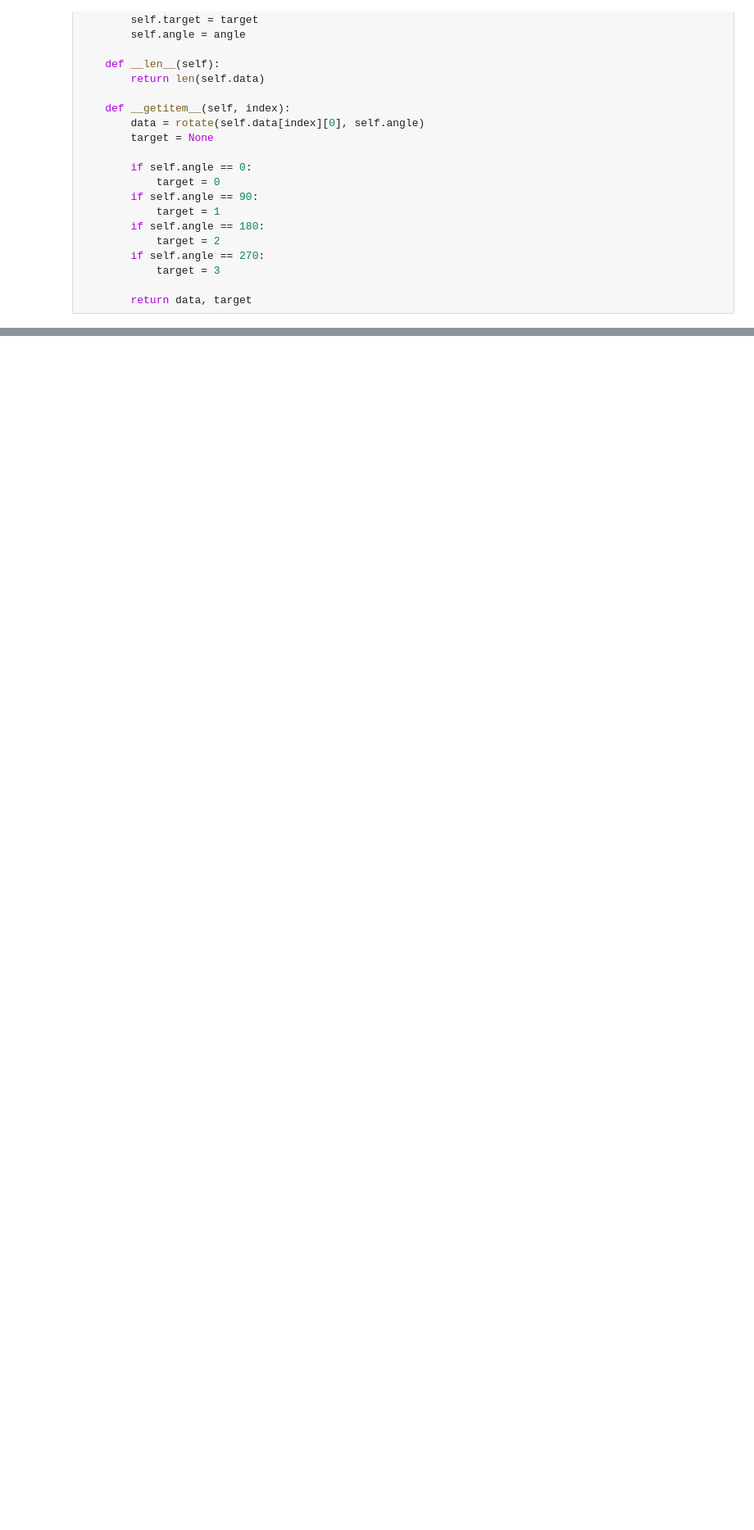
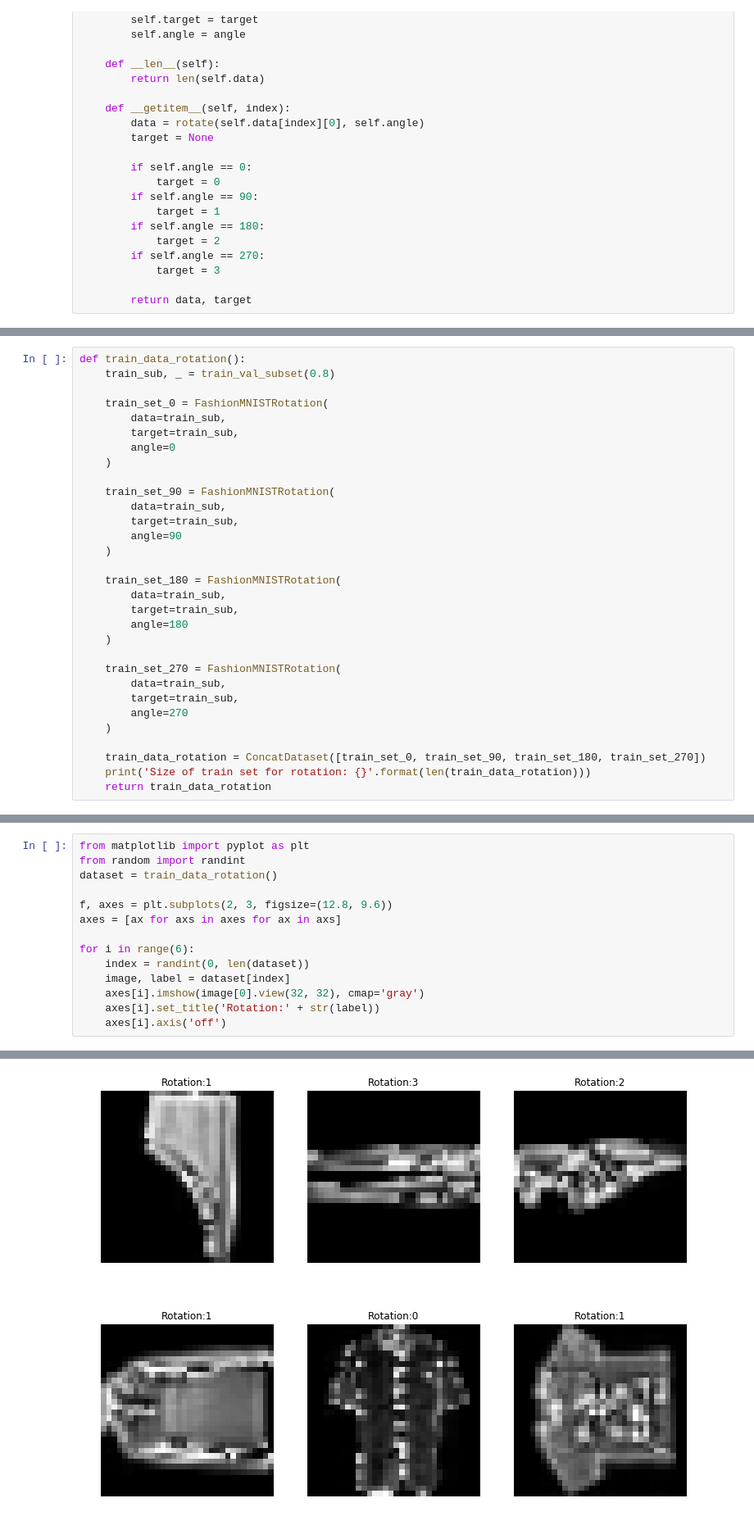
Before and after one commit to Wuschelbueb/AML19-SelfSupervised, a Jupyter notebook: Untitled.ipynb, the cells around one changed output, grey strips where cells are left out. Shown at 82% size. Cells and saved outputs as stored; diff of their text form; blank space fills up the shorter version.

```diff
--- a/Untitled.ipynb
+++ b/Untitled.ipynb
@@ -277,0 +147,31 @@ tensor([9, 3, 4, 0, 1, 8, 8, 1, 1, 8, 1, 8, 9, 0, 1, 9, 7, 2, 6, 6, 1, 4, 2, 7,
+# %%
+def train_data_rotation():
+    train_sub, _ = train_val_subset(0.8)
+
+    train_set_0 = FashionMNISTRotation(
+        data=train_sub,
+        target=train_sub,
+        angle=0
+    )
+
+    train_set_90 = FashionMNISTRotation(
+        data=train_sub,
+        target=train_sub,
+        angle=90
+    )
+
+    train_set_180 = FashionMNISTRotation(
+        data=train_sub,
+        target=train_sub,
+        angle=180
+    )
+
+    train_set_270 = FashionMNISTRotation(
+        data=train_sub,
+        target=train_sub,
+        angle=270
+    )
+
+    train_data_rotation = ConcatDataset([train_set_0, train_set_90, train_set_180, train_set_270])
+    print('Size of train set for rotation: {}'.format(len(train_data_rotation)))
+    return train_data_rotation
@@ -277,0 +270,15 @@ tensor([9, 3, 4, 0, 1, 8, 8, 1, 1, 8, 1, 8, 9, 0, 1, 9, 7, 2, 6, 6, 1, 4, 2, 7,
+# %%
+from matplotlib import pyplot as plt
+from random import randint
+dataset = train_data_rotation()
+
+f, axes = plt.subplots(2, 3, figsize=(12.8, 9.6))
+axes = [ax for axs in axes for ax in axs]
+
+for i in range(6):
+    index = randint(0, len(dataset))
+    image, label = dataset[index]
+    axes[i].imshow(image[0].view(32, 32), cmap='gray')
+    axes[i].set_title('Rotation:' + str(label))
+    axes[i].axis('off')
+# %% [output]
@@ -277,0 +286 @@ tensor([9, 3, 4, 0, 1, 8, 8, 1, 1, 8, 1, 8, 9, 0, 1, 9, 7, 2, 6, 6, 1, 4, 2, 7,
+[figure, added]
```
Also changed, not shown: parts of 46 cells of this notebook, 4 other files.
